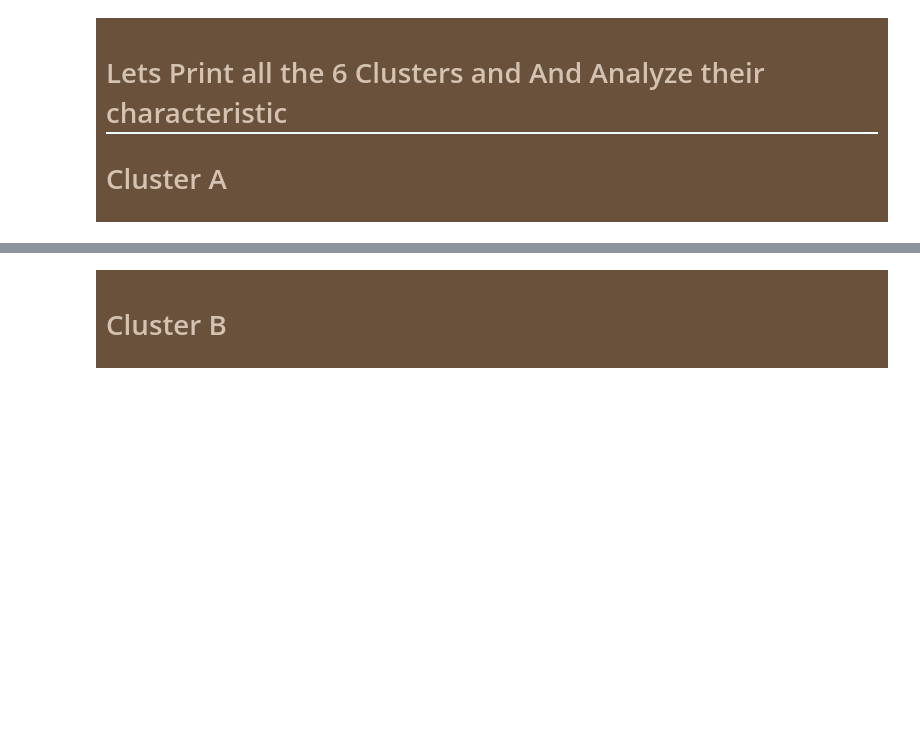
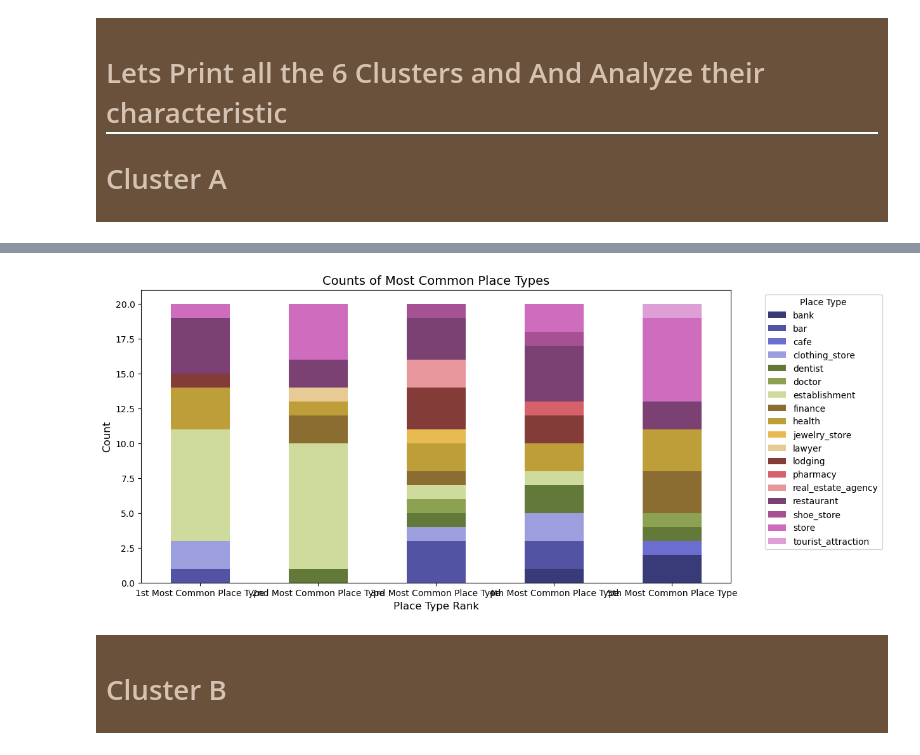
Before and after one commit to Dhruvi267/Market_segment, a Jupyter notebook: market-segmentationV3.ipynb, the cells around one changed output, grey strips where cells are left out. Cells and saved outputs as stored; diff of their text form; code cells hidden in the pictures; blank space fills up the shorter version.

```diff
--- a/market-segmentationV3.ipynb
+++ b/market-segmentationV3.ipynb
@@ -1143,6 +1143,21 @@ ClusterA
 | 17 | West Toronto | Runnymede / Swansea | 34029.0 | 90288.0 | 17 | health | ... |
 | 18 | Etobicoke | The Kingsway / Montgomery Road / ... | 10624.0 | 119097.0 | 3 | establishment | ... |
 | 19 | Etobicoke | South Steeles / Silverstone / Hum... | 53878.0 | 59760.0 | 3 | store | ... |
+# %%
+# Count of most common Place Types
+Place_Type_columns = ['1st Most Common Place Type', '2nd Most Common Place Type', '3rd Most Common Place Type', '4th Most Common Place Type','5th Most Common Place Type']
+Place_Type_counts = ClusterA[Place_Type_columns].apply(pd.Series.value_counts).fillna(0)
+
+# Plot
+Place_Type_counts.T.plot(kind='bar', stacked=True, figsize=(12, 6), colormap='tab20b')
+plt.title('Counts of Most Common Place Types', fontsize=14)
+plt.ylabel('Count', fontsize=12)
+plt.xlabel('Place Type Rank', fontsize=12)
+plt.xticks(rotation=0)
+plt.legend(title='Place Type', bbox_to_anchor=(1.05, 1), loc='upper left')
+plt.show()
+# %% [output]
+[figure, added]
 # %% [markdown]
 <div style="background-color: #6a513b; padding: 10px;">
    <h1 style="color: #d4c2b2;">Cluster B </h1>
```
Also changed, not shown: parts of 7 cells of this notebook, 1 other file.
